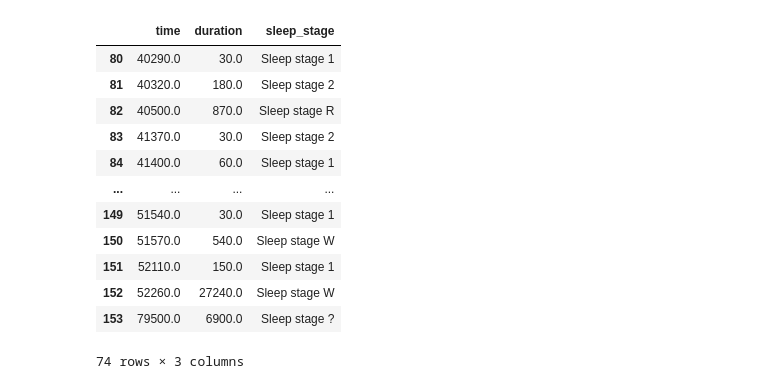
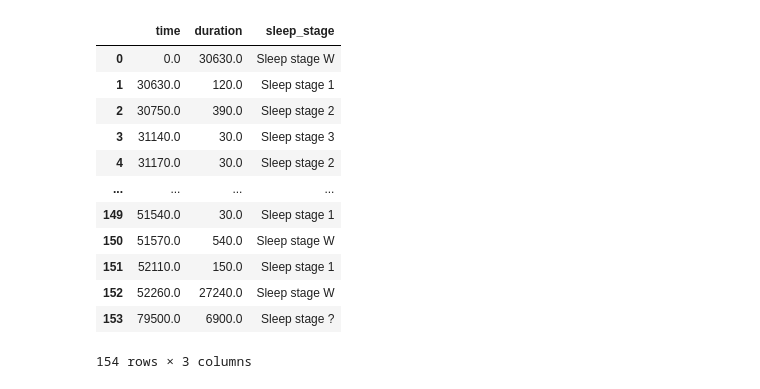
Before and after one commit to DeveloperSeJin/GoodSleep, a Jupyter notebook: test.ipynb, the cells around one changed output. Cells and saved outputs as stored; diff of their text form; code cells hidden in the pictures.

Commit message:
analyze_data

```diff
--- a/test.ipynb
+++ b/test.ipynb
@@ -4,10 +4,12 @@ import pandas as pd
 import numpy as np
 from glob import glob
 
-data_list=glob('./data/sleep-cassette/*.edf')
+data_list=glob('./data/data2022/*.edf')
 
-trains=[x for x in data_list if x.endswith('PSG.edf')]
-labels=[x for x in data_list if x.endswith('Hypnogram.edf')]
+# trains=[x for x in data_list if x.endswith('PSG.edf')]
+# labels=[x for x in data_list if x.endswith('Hypnogram.edf')]
+trains=[x for x in data_list if not x.endswith('_sleepscoring.edf')]
+labels=[x for x in data_list if x.endswith('_sleepscoring.edf')]
 
 data_list
 # %% [output]
@@ -78,19 +106,19 @@ highlevel.read_edf(labels[0])
 # %%
 df1 = pd.DataFrame(highlevel.read_edf(labels[0])[2]['annotations'])
 df1.columns=['time', 'duration', 'sleep_stage']
-df1[80:]
+df1
 # 0초 부터 30630초 까지 Sleep stage W
 # %% [output]
 |  | time | duration | sleep_stage |
-| 80 | 40290.0 | 30.0 | Sleep stage 1 |
-| 81 | 40320.0 | 180.0 | Sleep stage 2 |
-| 82 | 40500.0 | 870.0 | Sleep stage R |
-| 83 | 41370.0 | 30.0 | Sleep stage 2 |
-| 84 | 41400.0 | 60.0 | Sleep stage 1 |
+| 0 | 0.0 | 30630.0 | Sleep stage W |
+| 1 | 30630.0 | 120.0 | Sleep stage 1 |
+| 2 | 30750.0 | 390.0 | Sleep stage 2 |
+| 3 | 31140.0 | 30.0 | Sleep stage 3 |
+| 4 | 31170.0 | 30.0 | Sleep stage 2 |
 | ... | ... | ... | ... |
 | 149 | 51540.0 | 30.0 | Sleep stage 1 |
 | 150 | 51570.0 | 540.0 | Sleep stage W |
 | 151 | 52110.0 | 150.0 | Sleep stage 1 |
 | 152 | 52260.0 | 27240.0 | Sleep stage W |
 | 153 | 79500.0 | 6900.0 | Sleep stage ? |
-74 rows × 3 columns
+154 rows × 3 columns
```
Also changed, not shown: parts of 7 cells of this notebook, 4 other files.
